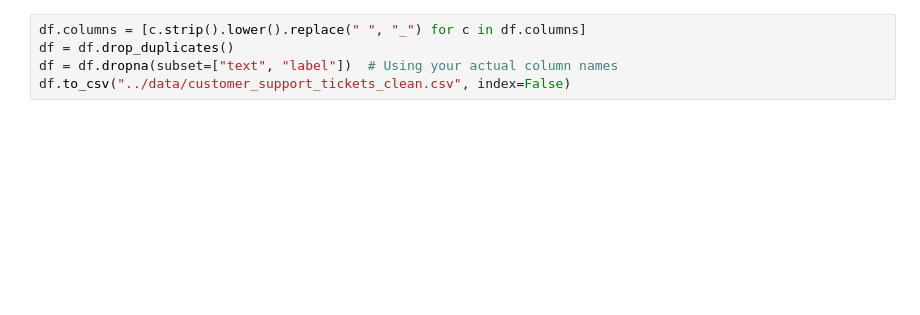
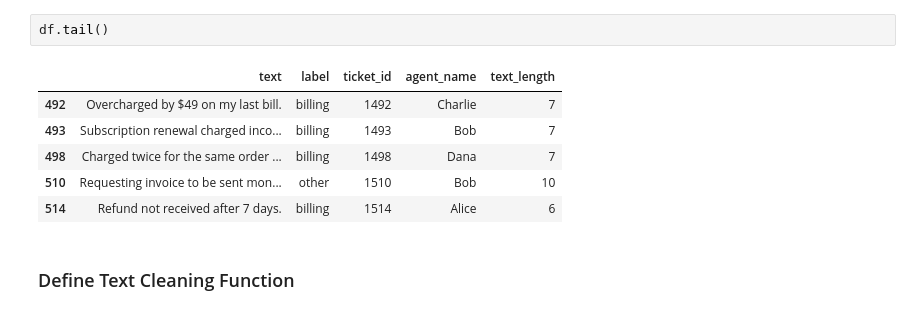
Before and after one commit to ThriveInternship/Thrive_Internship_ML_A, a Jupyter notebook: notebooks/01_explore_and_prepare_group_b.ipynb, the cells around one changed output. Drawn from its saved outputs; the diff is of its cells as text; blank space fills up the shorter version.

```diff
--- a/notebooks/01_explore_and_prepare_group_b.ipynb
+++ b/notebooks/01_explore_and_prepare_group_b.ipynb
@@ -13,5 +441,11 @@ df.head()
-# %%
-df.columns = [c.strip().lower().replace(" ", "_") for c in df.columns]
-df = df.drop_duplicates()
-df = df.dropna(subset=["text", "label"])  # Using your actual column names
-df.to_csv("../data/customer_support_tickets_clean.csv", index=False)
+# %%
+df.tail()
+# %% [output]
+|  | text | label | ticket_id | agent_name | text_length |
+| 492 | Overcharged by $49 on my last bill. | billing | 1492 | Charlie | 7 |
+| 493 | Subscription renewal charged inco... | billing | 1493 | Bob | 7 |
+| 498 | Charged twice for the same order ... | billing | 1498 | Dana | 7 |
+| 510 | Requesting invoice to be sent mon... | other | 1510 | Bob | 10 |
+| 514 | Refund not received after 7 days. | billing | 1514 | Alice | 6 |
+# %% [markdown]
+### Define Text Cleaning Function
```
Also changed, not shown: parts of 35 cells of this notebook, 1 other file.
